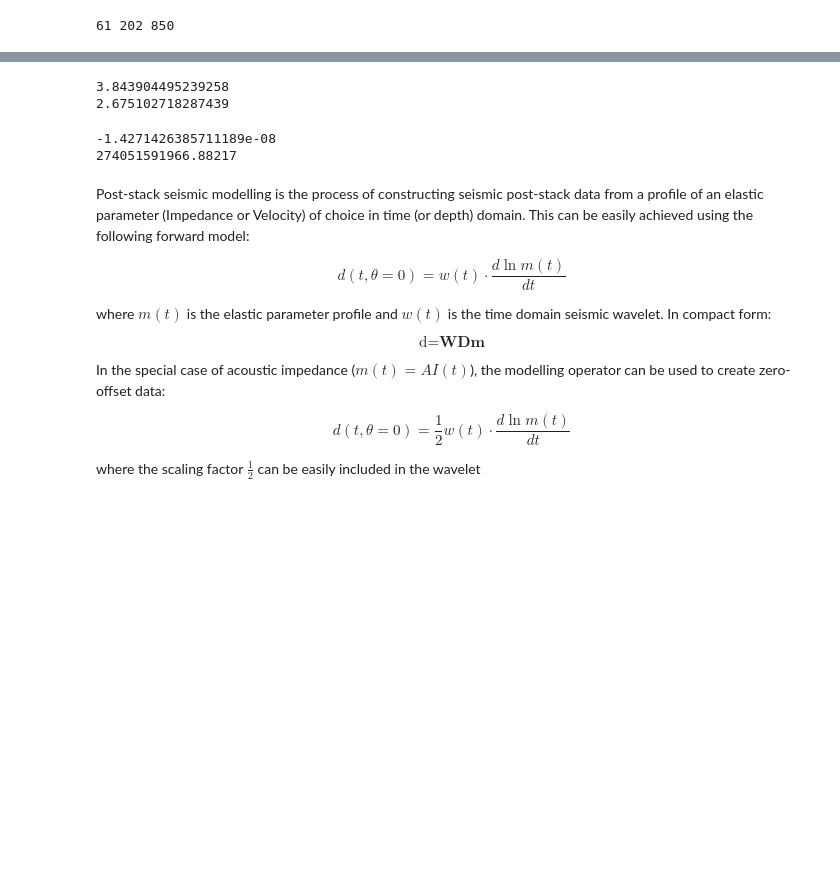
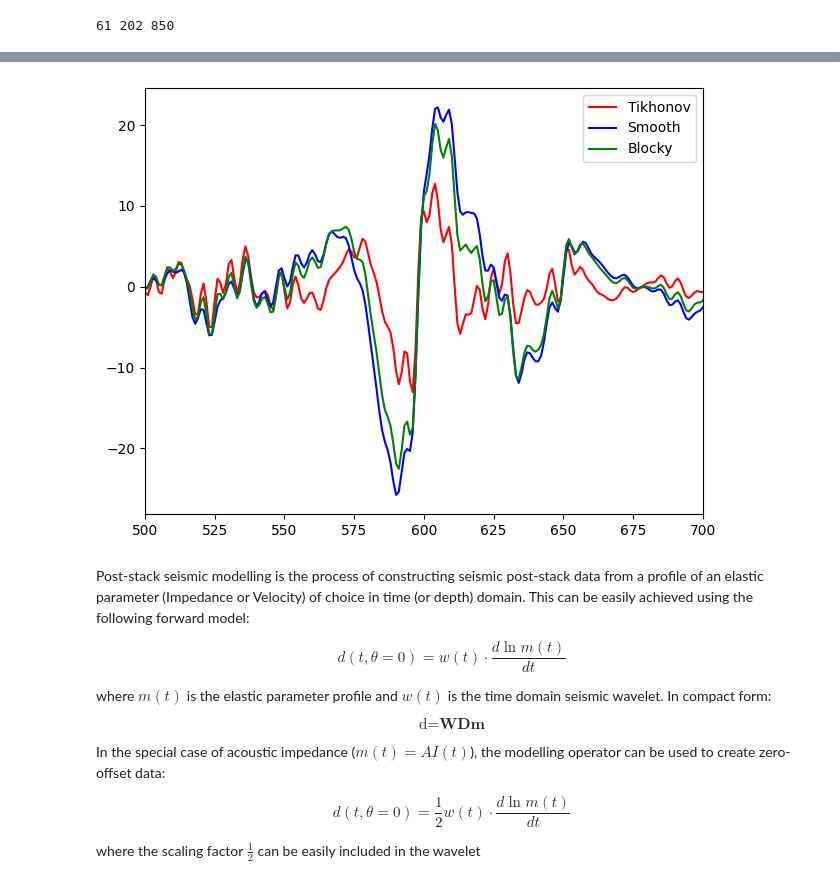
Before and after one commit to albano-a/InvertLab, a Jupyter notebook: normal_equations.ipynb, the cells around one changed output, grey strips where cells are left out. Cells and saved outputs as stored; diff of their text form; code cells hidden in the pictures; blank space fills up the shorter version.

```diff
--- a/normal_equations.ipynb
+++ b/normal_equations.ipynb
@@ -10,10 +10,17 @@ import pylops #
 # from sklearn.metrics import mean_absolute_percentage_error as MAPE
 # %%
 # Usando o Volve
-# filename = "data/volve.sgy"
+#filename = "data/volve.sgy"
 
 # Caso tenha o dado de ABL, descomentar a linha abaixo
 filename = "D:/Dados ABL/ABL_FULL_TIME_3D.sgy"
+
+if filename == "data/volve.sgy":
+    ILINE = 30 # 500 - ABL
+    XLINE = 101 # 1000 - VOLVE
+else:
+    ILINE = 500
+    XLINE = 1000
 # %%
 f = segyio.open(filename, ignore_geometry=True)
 
@@ -238,5 +186,5 @@ print(nx, ny, nz)
 61 202 850
 # %%
 d_inv2_ppop = pylops.avo.poststack.PoststackLinearModelling(
-    wlet / 2, nt0=nz, spatdims=1, explicit=True
+    wlet / 2, nt0=nz, spatdims=1, explicit=False
 )
@@ -276,18 +191,54 @@ plt.show()
-# %%
-print(d[30, 101, :][600])
-print(inv_d[30, 101, :][600])
-# %% [output]
-3.843904495239258
-2.675102718287439
-# %%
-correlation_coefficient = pearson(d[30, 101, :].flatten(), inv_d[30, 101, :].flatten())[0]
-print(correlation_coefficient)
-
-MAPE_calc = MAPE(d[30, 101, :], inv_d[30, 101, :])
-print(MAPE_calc)
-# %% [output]
--1.4271426385711189e-08
-274051591966.88217
+# %%
+d_inv2_tikho = (
+    pylops.regularized_inversion(
+        Op=d_inv2_ppop,
+        y=d[ILINE, XLINE, :],
+        Regs=[pylops.Identity(nz)],
+        epsRs=[0.1],
+        x0=np.zeros(d[ILINE, XLINE, :].shape),
+        engine="scipy",
+        **dict(iter_lim=1000)
+    )[0]
+)
+
+d2op = pylops.SecondDerivative(nz)
+
+d_inv2_smooth = (
+    pylops.regularized_inversion(
+        Op=d_inv2_ppop,
+        y=d[ILINE, XLINE, :],
+        Regs=[d2op],
+        epsRs=[0.2],
+        x0=np.zeros(d[ILINE, XLINE, :].shape),
+        engine="scipy",
+        **dict(iter_lim=1000)
+    )[0]
+)
+
+d2op = pylops.FirstDerivative(nz)
+
+d_inv2_blocky = (
+    pylops.regularized_inversion(
+        Op=d_inv2_ppop,
+        y=d[ILINE, XLINE, :],
+        Regs=[d2op],
+        epsRs=[0.15],
+        x0=np.zeros(d[ILINE, XLINE, :].shape),
+        engine="scipy",
+        **dict(iter_lim=1000)
+    )[0]
+)
+
+plt.plot(d_inv2_tikho, color = 'red', label="Tikhonov")
+plt.plot(d_inv2_smooth, color = 'blue', label="Smooth")
+plt.plot(d_inv2_blocky, color = 'green', label="Blocky")
+
+plt.xlim(500, 700)
+plt.legend(loc="upper right")
+plt.tight_layout()
+plt.show()
+# %% [output]
+[figure, added]
 # %% [markdown]
 Post-stack seismic modelling is the process of constructing seismic post-stack data from a profile of an elastic parameter (Impedance or Velocity) of choice in time (or depth) domain. This can be easily achieved using the following forward model:
 
```
Also changed, not shown: parts of 12 cells of this notebook.
